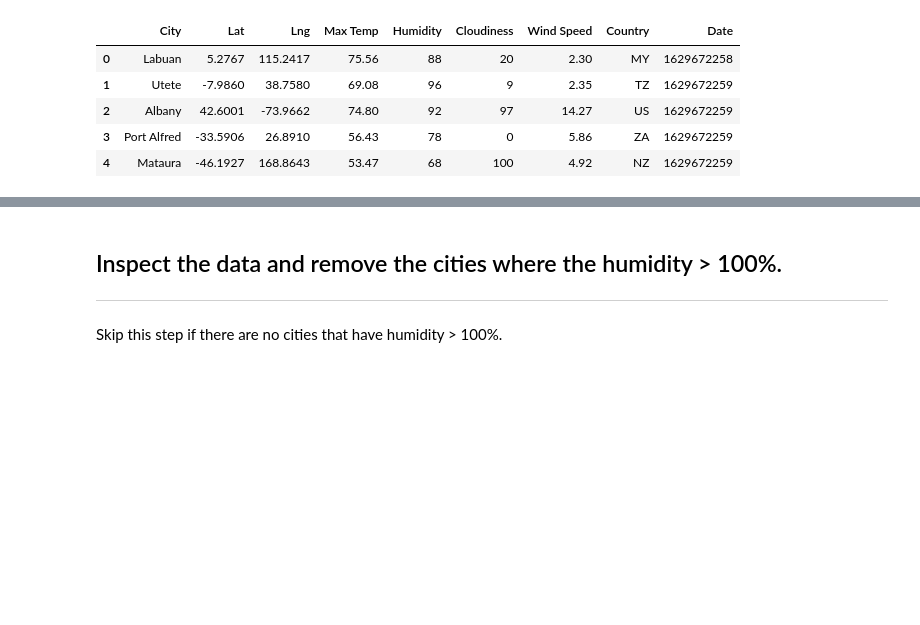
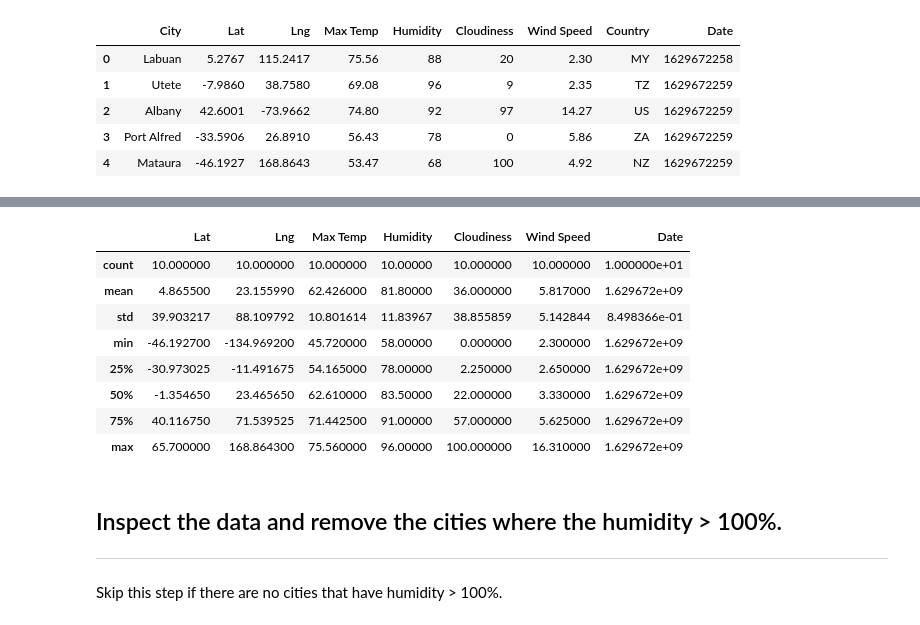
Before and after one commit to josephmarch/python-api-challenge, a Jupyter notebook: WeatherPy/WeatherPy.ipynb, the cells around one changed output, grey strips where cells are left out. Saved outputs shown, nothing was run; the diff lists cells and outputs as text; code cells hidden in the pictures; blank space fills up the shorter version.

Commit message:
Display meaningful statistics in code.

```diff
--- a/WeatherPy/WeatherPy.ipynb
+++ b/WeatherPy/WeatherPy.ipynb
@@ -180,3 +169,16 @@ weather_data.head()
+# %%
+# Display meaningful statistics
+weather_data.describe()
+# %% [output]
+|  | Lat | Lng | Max Temp | Humidity | Cloudiness | Wind Speed | Date |
+| count | 10.000000 | 10.000000 | 10.000000 | 10.00000 | 10.000000 | 10.000000 | 1.000000e+01 |
+| mean | 4.865500 | 23.155990 | 62.426000 | 81.80000 | 36.000000 | 5.817000 | 1.629672e+09 |
+| std | 39.903217 | 88.109792 | 10.801614 | 11.83967 | 38.855859 | 5.142844 | 8.498366e-01 |
+| min | -46.192700 | -134.969200 | 45.720000 | 58.00000 | 0.000000 | 2.300000 | 1.629672e+09 |
+| 25% | -30.973025 | -11.491675 | 54.165000 | 78.00000 | 2.250000 | 2.650000 | 1.629672e+09 |
+| 50% | -1.354650 | 23.465650 | 62.610000 | 83.50000 | 22.000000 | 3.330000 | 1.629672e+09 |
+| 75% | 40.116750 | 71.539525 | 71.442500 | 91.00000 | 57.000000 | 5.625000 | 1.629672e+09 |
+| max | 65.700000 | 168.864300 | 75.560000 | 96.00000 | 100.000000 | 16.310000 | 1.629672e+09 |
 # %% [markdown]
 ## Inspect the data and remove the cities where the humidity > 100%.
 ----
```
Also changed, not shown: parts of 1 cell of this notebook.
